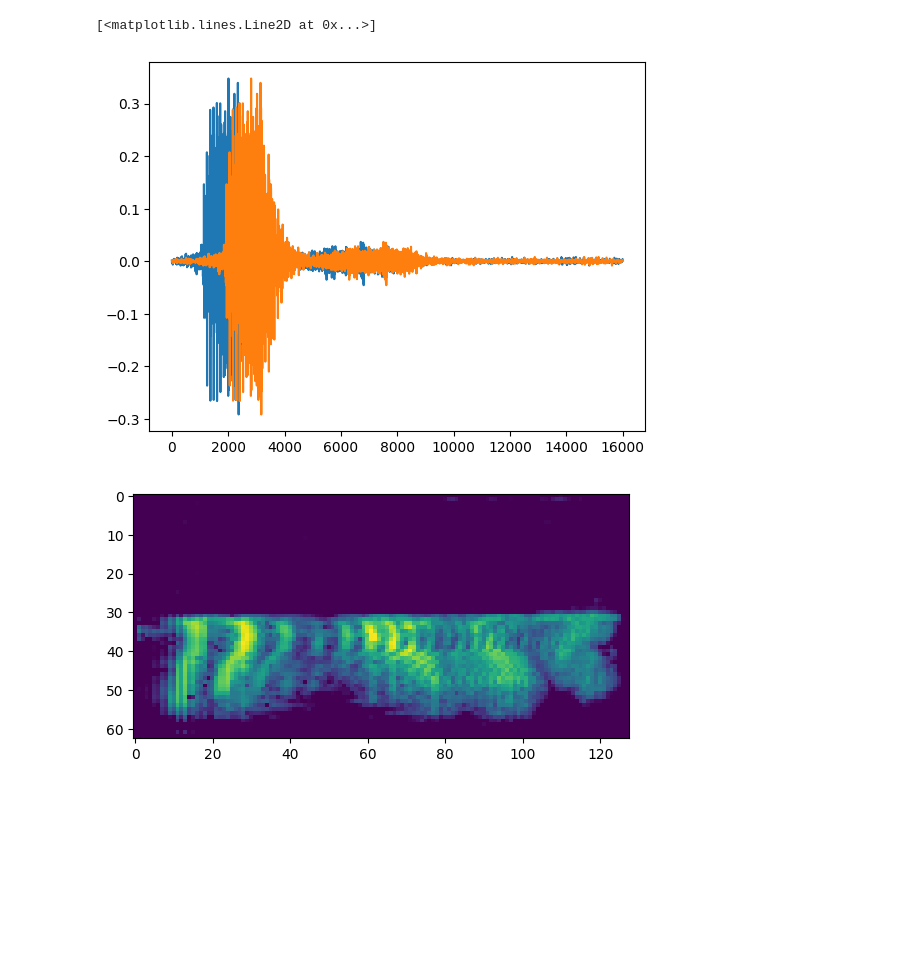
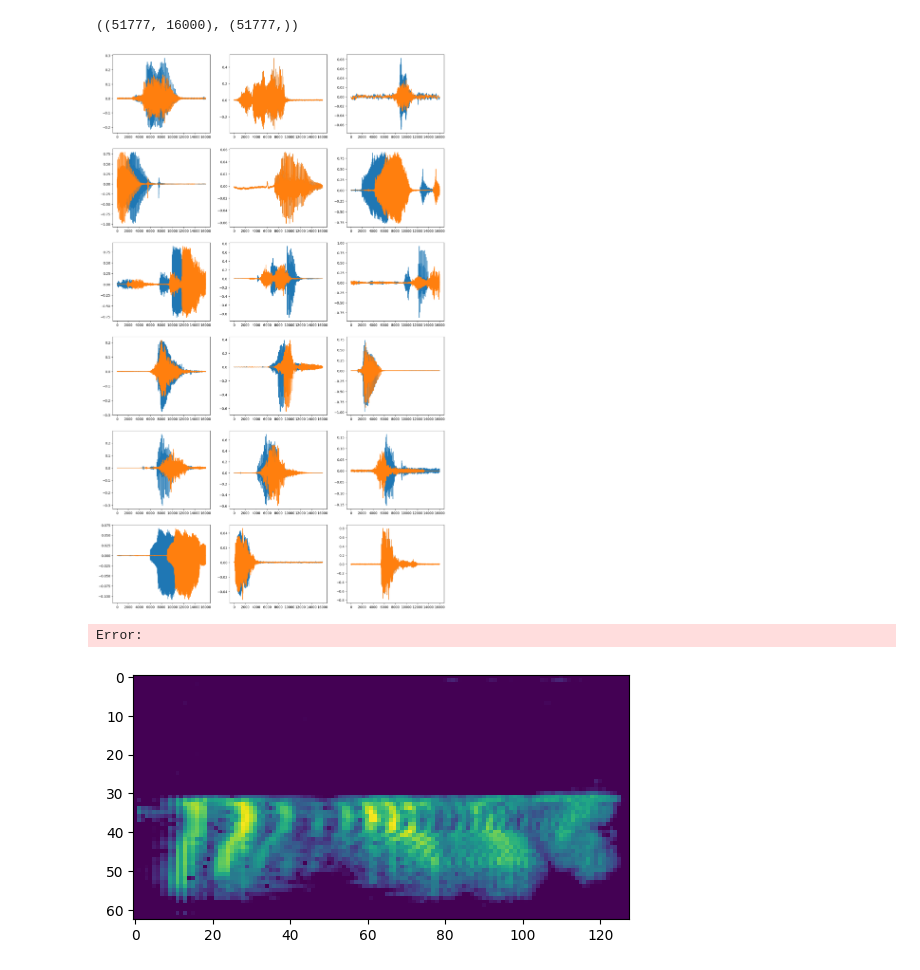
Before and after one commit to izabelatelejko/2024L-Deep-Learning-P2-Transformers, a Jupyter notebook: Project_2.ipynb, the cells around one changed output. Cells and saved outputs as stored; diff of their text form; code cells hidden in the pictures; blank space fills up the shorter version.

Commit message:
add data augmentation

```diff
--- a/Project_2.ipynb
+++ b/Project_2.ipynb
@@ -64,3 +47,0 @@ augment = Compose(
-# %%
-non_augmented = audio[0:3]
-augmented = augment(samples=audio[0:3], sample_rate=16000)
@@ -79,9 +48,45 @@ plt.plot(np.arange(0, len(non_augmented[1])), augmented[0])
-# %%
-plt.plot(np.arange(0, len(non_augmented[1])), non_augmented[2])
-plt.plot(np.arange(0, len(non_augmented[1])), augmented[2])
-# %% [output]
-[<matplotlib.lines.Line2D at 0x...>]
-[figure, removed]
+# %%
+audio.shape, labels.shape
+# %% [output]
+((51777, 16000), (51777,))
+# %%
+audio_main = audio[labels != 10]
+labels_main = labels[labels != 10]
+# %%
+augment = OneOf(
+    transforms= [
+        AddColorNoise(min_f_decay=0, max_f_decay=0, p=1), # white noise
+        AddColorNoise(min_f_decay=-3.01, max_f_decay=-3.01, p=1), # pink noise
+        TimeStretch(min_rate=0.8, max_rate=0.95, leave_length_unchanged=True, p=1),
+        TimeStretch(min_rate=1.05, max_rate=1.25, leave_length_unchanged=True, p=1),
+        PitchShift(min_semitones=-5, max_semitones=-1, p=1),
+        PitchShift(min_semitones=1, max_semitones=5, p=1),
+        Shift(p=1, min_shift=-0.2, max_shift=-0.05, rollover=False),
+        Shift(p=1, min_shift=0.05, max_shift=0.2, rollover=False)
+    ]
+)
+# %%
+audio_main_augmented = np.apply_along_axis(augment, -1, audio_main, sample_rate=16000)
+# %%
+def single_plot(non_augmented, augmented, ax):
+    """Plot ."""
+    ax.plot(np.arange(0, len(non_augmented)), non_augmented)
+    ax.plot(np.arange(0, len(non_augmented)), augmented)
+
+non_augmented = audio_main[0:18]
+fig, ax = plt.subplots(6, 3, figsize=(18, 30))
+for i in range(18):
+    single_plot(non_augmented[i], audio_main_augmented[i], ax[i//3, i%3])
+plt.show()
+# %% [output]
+[figure, added]
+# %%
+audio.shape, labels.shape, audio_main_augmented.shape, labels_main.shape
+
+audio_with_augmented = np.concatenate([audio, audio_main_augmented], axis=0)
+audio_with_augmented.shape
+# %% [output]
+Error:
 # %%
 def preprocess_data_into_specs(ds):
 
```
Also changed, not shown: parts of 10 cells of this notebook, 2 other files.
